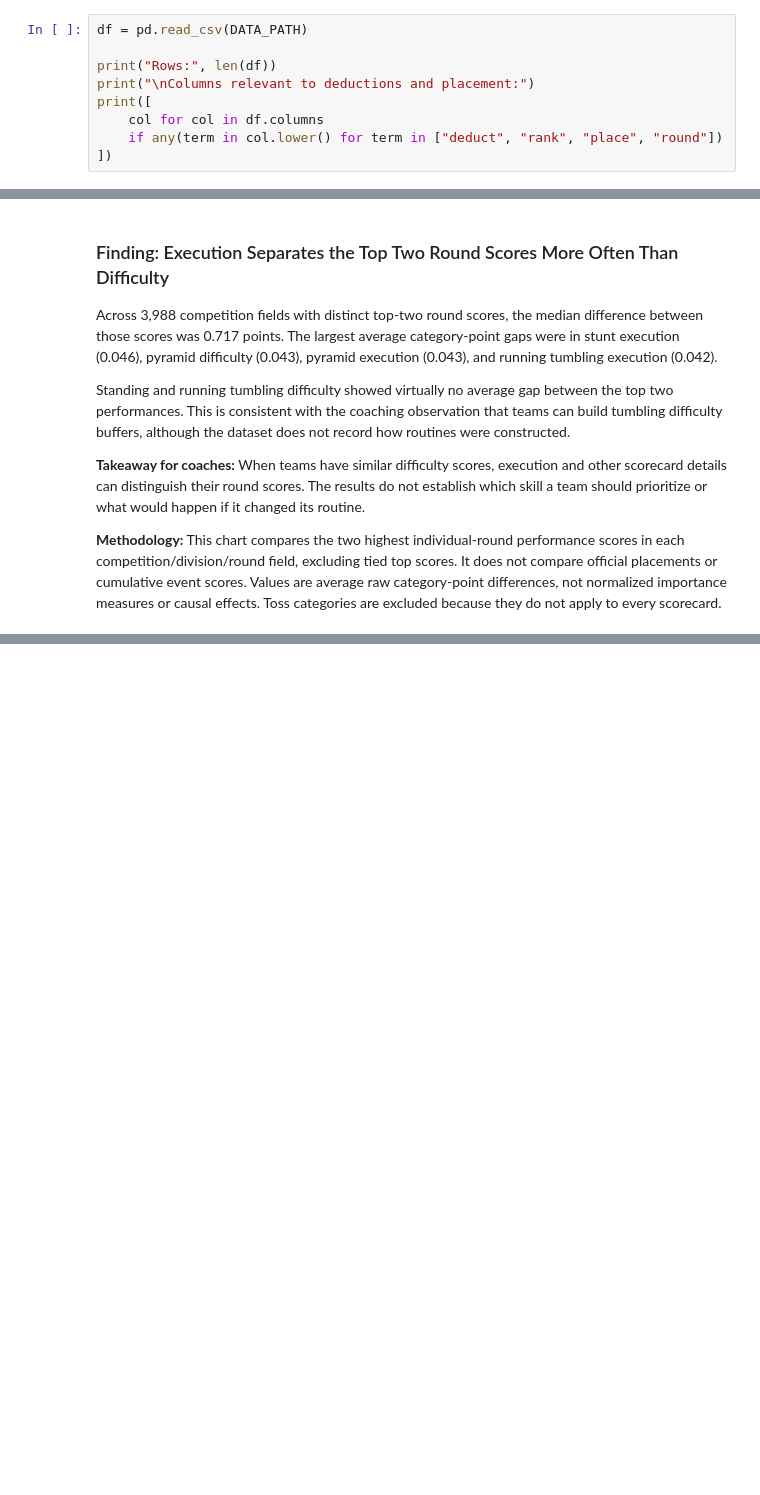
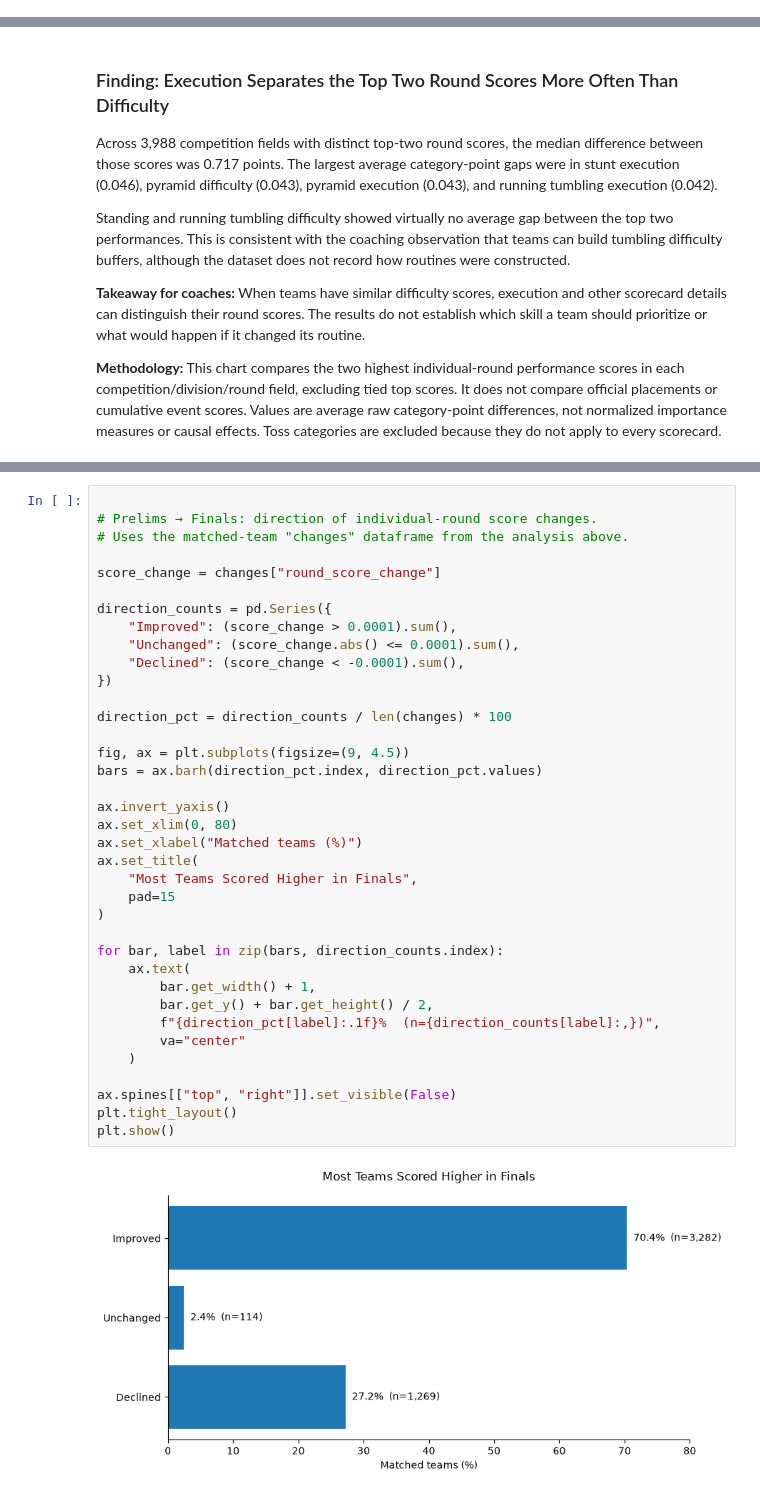
Before and after one commit to alecrheffron/cheer-score-anlaysis, a Jupyter notebook: notebooks/02_findings_visuals.ipynb, the cells around one changed output, grey strips where cells are left out. Cells and saved outputs as stored; diff of their text form; blank space fills up the shorter version.

```diff
--- a/notebooks/02_findings_visuals.ipynb
+++ b/notebooks/02_findings_visuals.ipynb
@@ -101,12 +101,3 @@ measure of consistency across levels—not the amount a team's placement would
 improve by raising that score.
 # %% [markdown]
 ## Visual 2: How do deductions relate to winning?
-# %%
-df = pd.read_csv(DATA_PATH)
-
-print("Rows:", len(df))
-print("\nColumns relevant to deductions and placement:")
-print([
-    col for col in df.columns
-    if any(term in col.lower() for term in ["deduct", "rank", "place", "round"])
-])
@@ -903,0 +1008,39 @@ Standing and running tumbling difficulty showed virtually no average gap between
+# %%
+
+# Prelims → Finals: direction of individual-round score changes.
+# Uses the matched-team "changes" dataframe from the analysis above.
+
+score_change = changes["round_score_change"]
+
+direction_counts = pd.Series({
+    "Improved": (score_change > 0.0001).sum(),
+    "Unchanged": (score_change.abs() <= 0.0001).sum(),
+    "Declined": (score_change < -0.0001).sum(),
+})
+
+direction_pct = direction_counts / len(changes) * 100
+
+fig, ax = plt.subplots(figsize=(9, 4.5))
+bars = ax.barh(direction_pct.index, direction_pct.values)
+
+ax.invert_yaxis()
+ax.set_xlim(0, 80)
+ax.set_xlabel("Matched teams (%)")
+ax.set_title(
+    "Most Teams Scored Higher in Finals",
+    pad=15
+)
+
+for bar, label in zip(bars, direction_counts.index):
+    ax.text(
+        bar.get_width() + 1,
+        bar.get_y() + bar.get_height() / 2,
+        f"{direction_pct[label]:.1f}%  (n={direction_counts[label]:,})",
+        va="center"
+    )
+
+ax.spines[["top", "right"]].set_visible(False)
+plt.tight_layout()
+plt.show()
+# %% [output]
+[figure, added]
```
Also changed, not shown: parts of 8 cells of this notebook.
